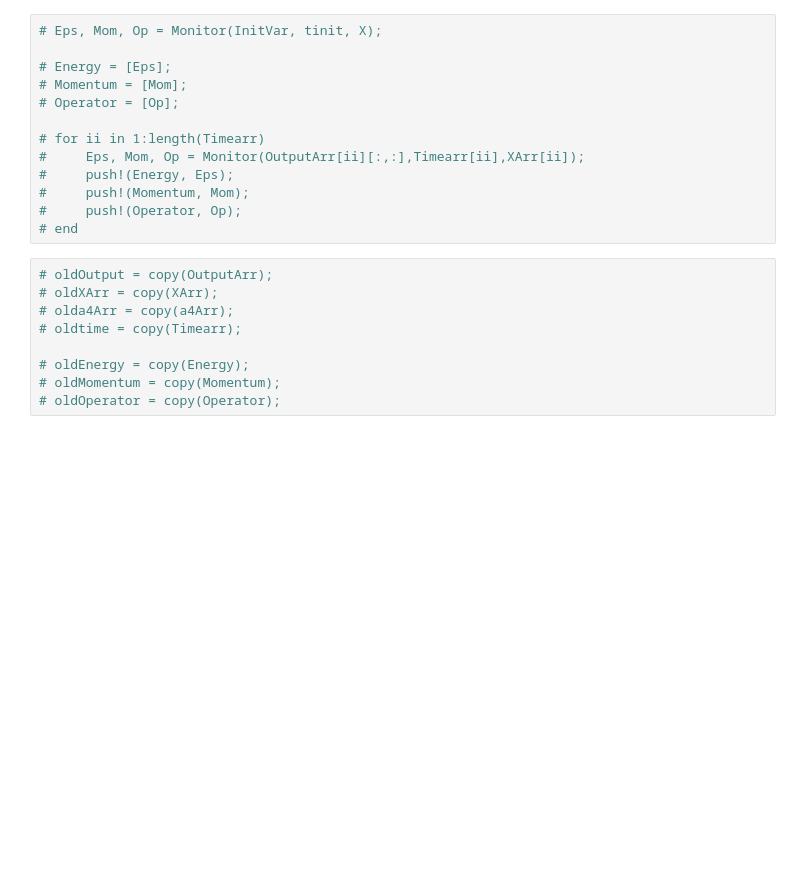
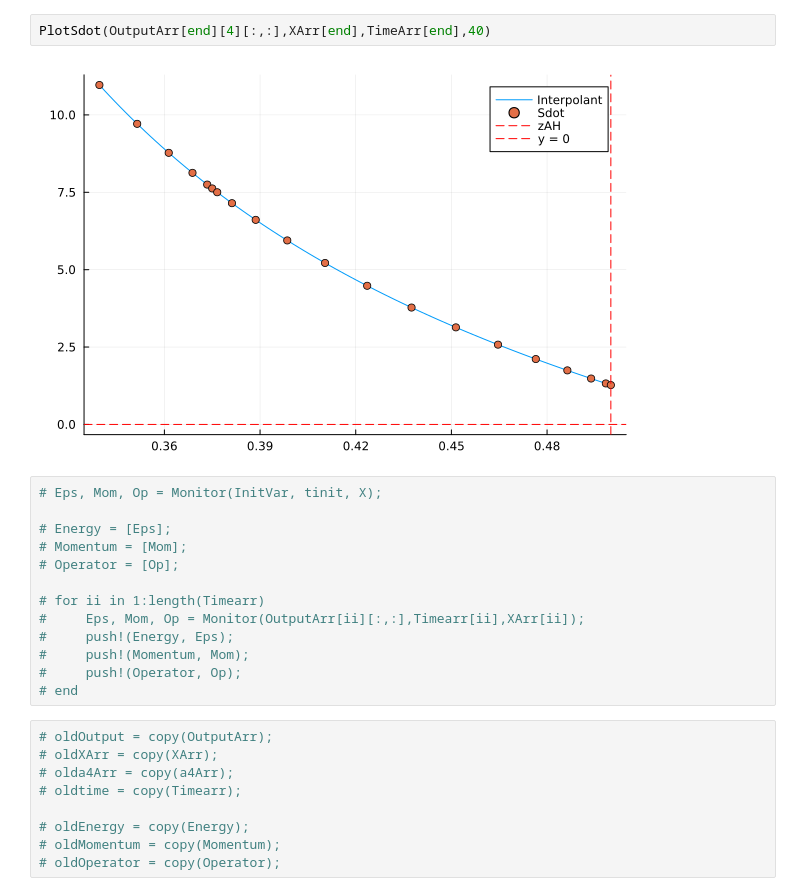
Before and after one commit to JanKozuszek/Reproducing-Dynamic-Holo, a Jupyter notebook: CosmoRun.ipynb, the cells around one changed output. Drawn from its saved outputs; the diff is of its cells as text; blank space fills up the shorter version.

```diff
--- a/CosmoRun.ipynb
+++ b/CosmoRun.ipynb
@@ -103,3 +93,7 @@ display(fig)
+# %%
+PlotSdot(OutputArr[end][4][:,:],XArr[end],TimeArr[end],40)
+# %% [output]
+[figure, added]
 # %%
 # Eps, Mom, Op = Monitor(InitVar, tinit, X);
 
```
Also changed, not shown: parts of 17 cells of this notebook, 4 other files.
